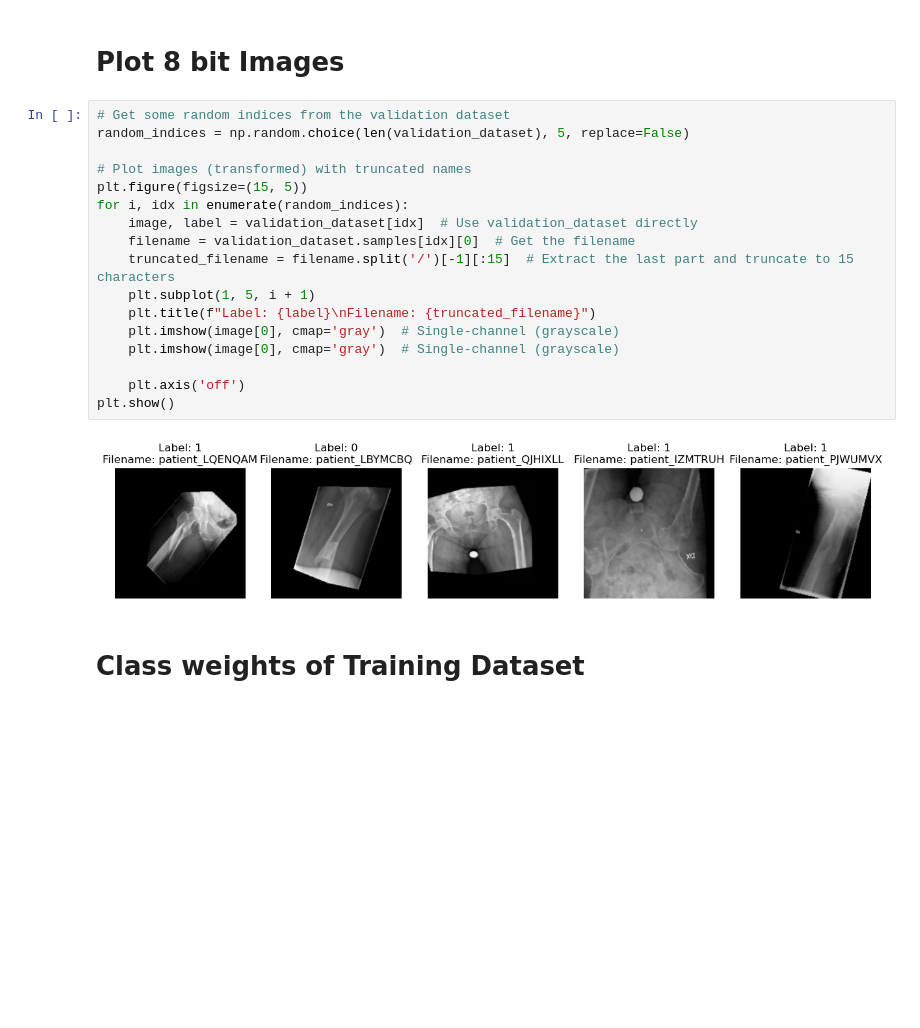
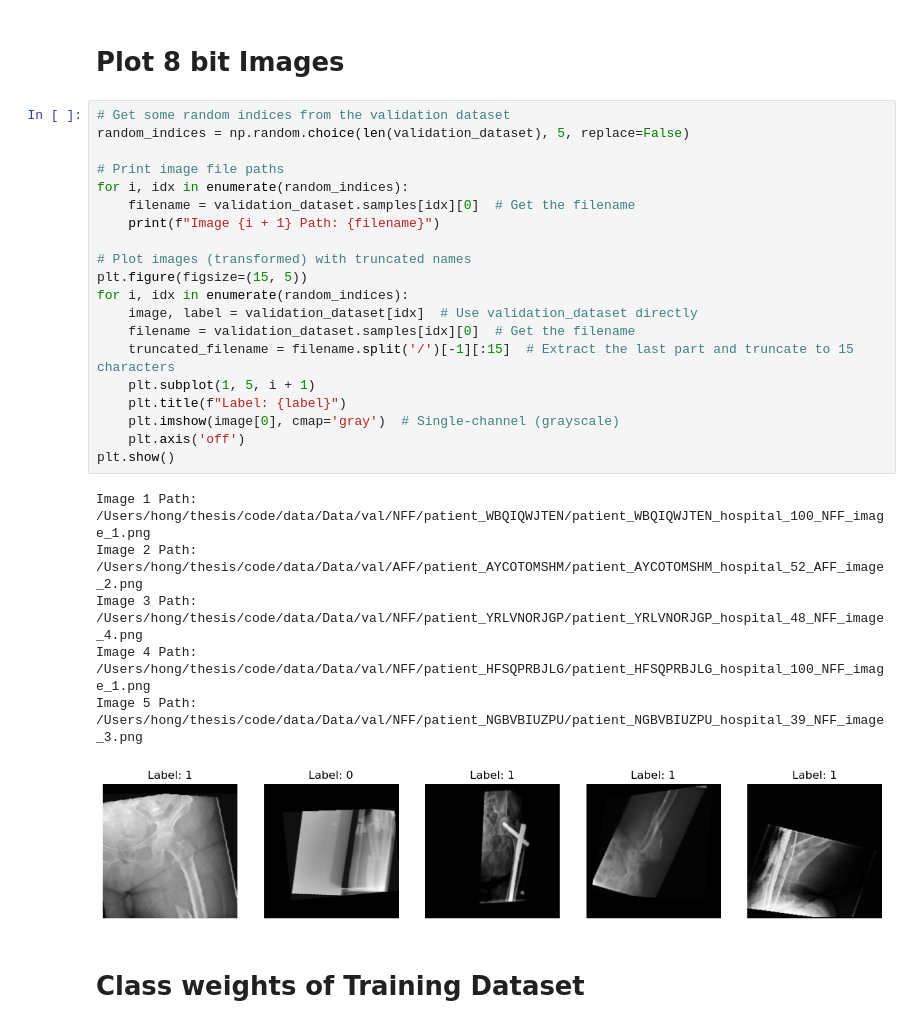
Before and after one commit to honzh073/FL, a Jupyter notebook: localnn/2_patient_level/2_1_cnn.ipynb, the cells around one changed output. Drawn from its saved outputs; the diff is of its cells as text; blank space fills up the shorter version.

```diff
--- a/localnn/2_patient_level/2_1_cnn.ipynb
+++ b/localnn/2_patient_level/2_1_cnn.ipynb
@@ -57,22 +57,30 @@ done!
 # %%
 # Get some random indices from the validation dataset
 random_indices = np.random.choice(len(validation_dataset), 5, replace=False)
+
+# Print image file paths
+for i, idx in enumerate(random_indices):
+    filename = validation_dataset.samples[idx][0]  # Get the filename
+    print(f"Image {i + 1} Path: {filename}")
 
 # Plot images (transformed) with truncated names
 plt.figure(figsize=(15, 5))
 for i, idx in enumerate(random_indices):
     image, label = validation_dataset[idx]  # Use validation_dataset directly
     filename = validation_dataset.samples[idx][0]  # Get the filename
     truncated_filename = filename.split('/')[-1][:15]  # Extract the last part and truncate to 15 characters
     plt.subplot(1, 5, i + 1)
-    plt.title(f"Label: {label}\nFilename: {truncated_filename}")
+    plt.title(f"Label: {label}")
     plt.imshow(image[0], cmap='gray')  # Single-channel (grayscale)
-    plt.imshow(image[0], cmap='gray')  # Single-channel (grayscale)
-
     plt.axis('off')
 plt.show()
 # %% [output]
+Image 1 Path: /Users/hong/thesis/code/data/Data/val/NFF/patient_WBQIQWJTEN/patient_WBQIQWJTEN_hospital_100_NFF_image_1.png
+Image 2 Path: /Users/hong/thesis/code/data/Data/val/AFF/patient_AYCOTOMSHM/patient_AYCOTOMSHM_hospital_52_AFF_image_2.png
+Image 3 Path: /Users/hong/thesis/code/data/Data/val/NFF/patient_YRLVNORJGP/patient_YRLVNORJGP_hospital_48_NFF_image_4.png
+Image 4 Path: /Users/hong/thesis/code/data/Data/val/NFF/patient_HFSQPRBJLG/patient_HFSQPRBJLG_hospital_100_NFF_image_1.png
+Image 5 Path: /Users/hong/thesis/code/data/Data/val/NFF/patient_NGBVBIUZPU/patient_NGBVBIUZPU_hospital_39_NFF_image_3.png
-[figure, old version]
+[figure, new version]
 # %% [markdown]
 # Class weights of Training Dataset
 # %%
```
Also changed, not shown: parts of 2 cells of this notebook.
